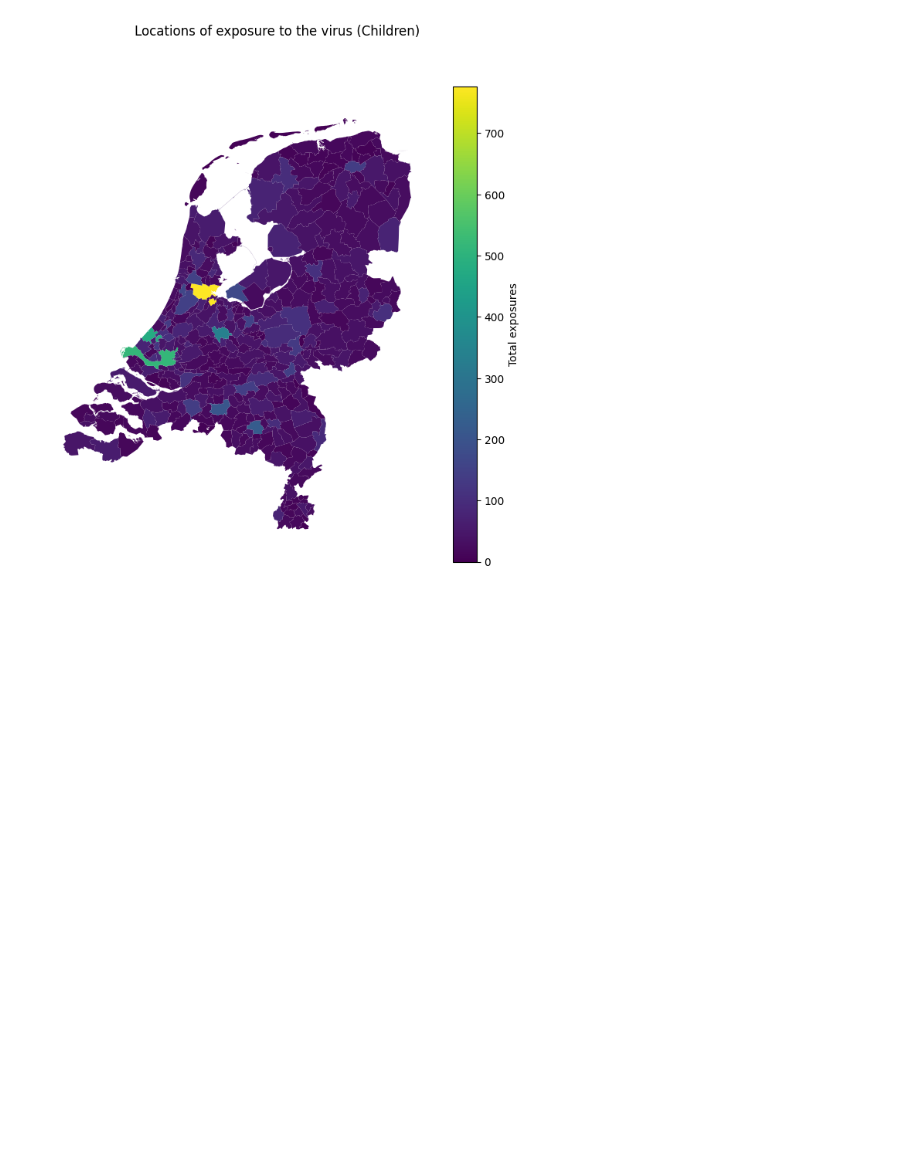
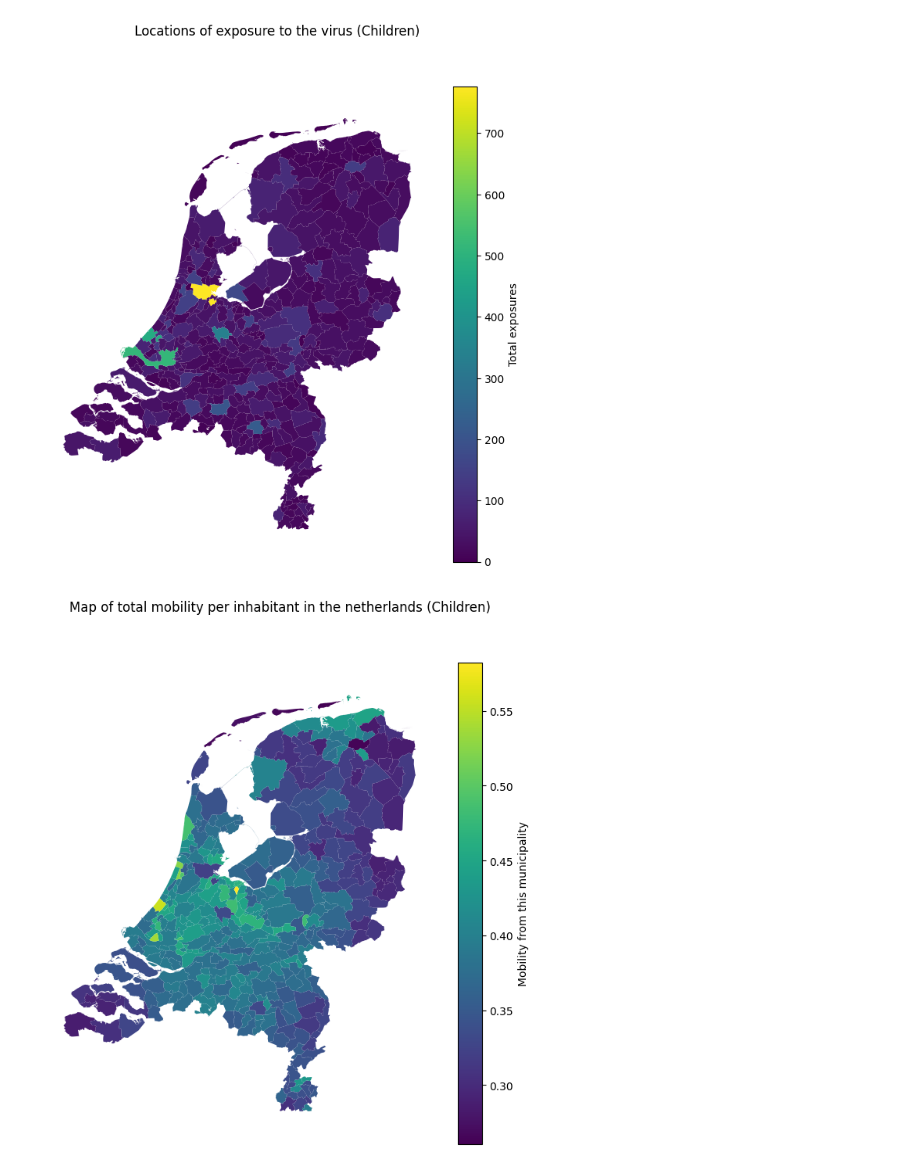
Before and after one commit to larsdekwant/covid-gravity-model, a Jupyter notebook: riskmap.ipynb, the cells around one changed output. Saved outputs shown, nothing was run; the diff lists cells and outputs as text; code cells hidden in the pictures; blank space fills up the shorter version.

Commit message:
add mobility data map

```diff
--- a/riskmap.ipynb
+++ b/riskmap.ipynb
@@ -789,3 +789,18 @@ create_spatial_plot(full_map, 'Locations of exposure to the virus (Children)', '
 378
 379
 [figure]
+# %%
+df_mobmat_inc = pd.read_csv('Data/Mob_grav_inc.csv', delimiter=',')
+mobmat_inc = df_mobmat_inc[df_mobmat_inc.columns[1:]].to_numpy()
+
+mobility_map = np.zeros(380)
+for loc in range(380):
+    demo_pop = np.maximum(DemoMat[loc, 5], 1)
+    mobility_map[loc] = np.nansum(mobmat_inc[loc]) / demo_pop
+
+#for loc in np.argsort(mobility_map)[::-1]:
+#    print(str(loc) + '\t' + loc_name[loc] + ': ' + str(mobility_map[loc]))
+
+create_spatial_plot(mobility_map, 'Map of total mobility per inhabitant in the netherlands (Children)', 'Mobility from this municipality')
+# %% [output]
+[figure, added]
```
